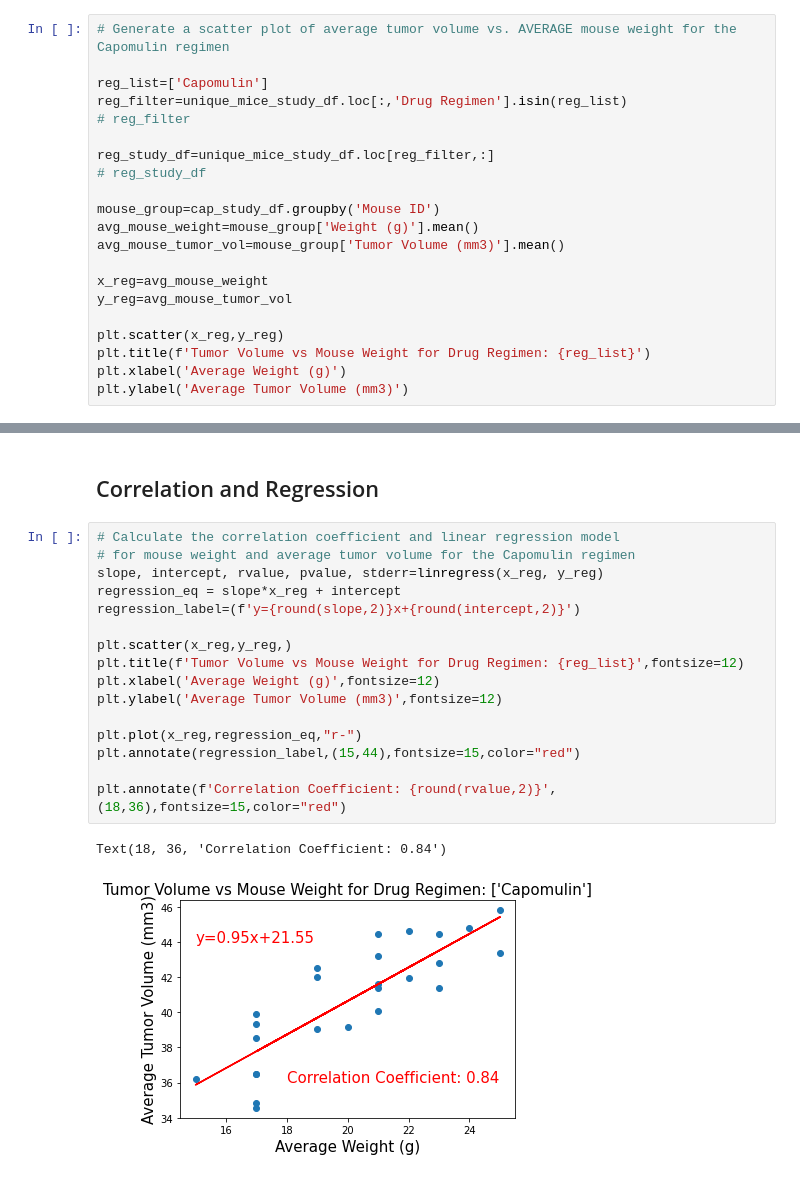
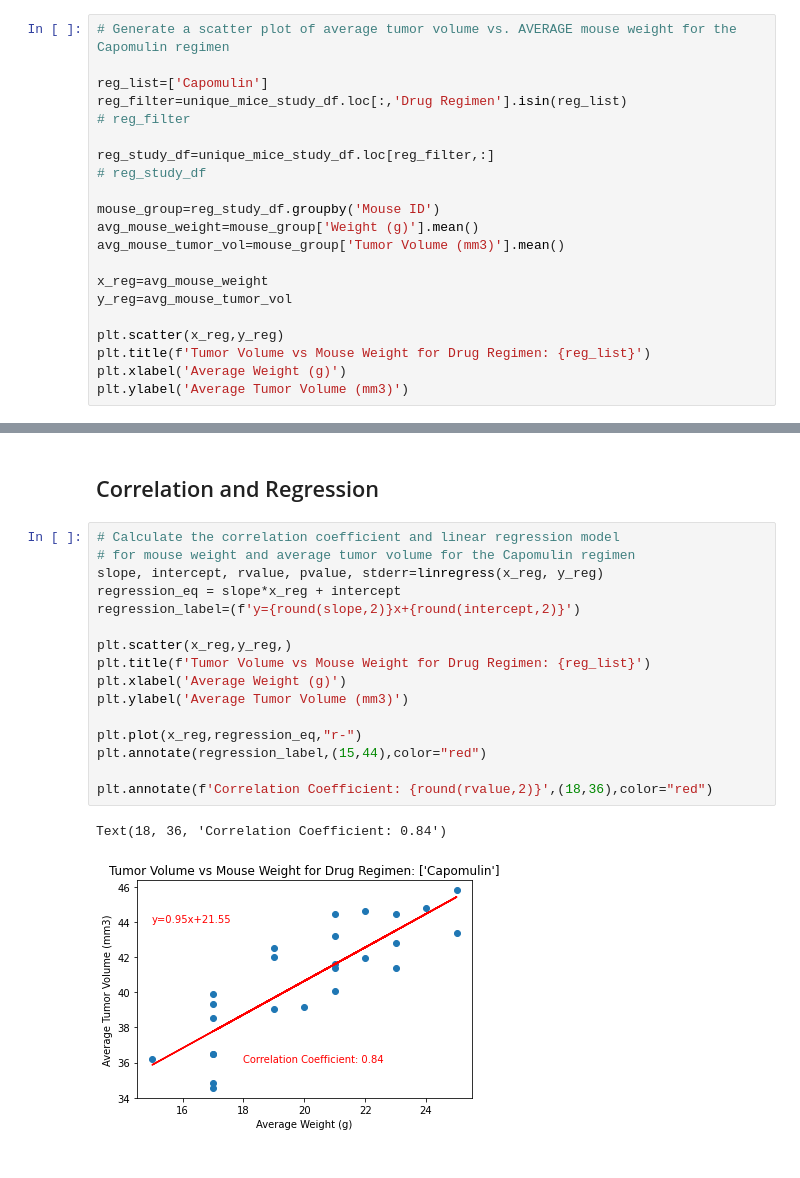
Before and after one commit to d-jimenez/Matplotlib-Challenge, a Jupyter notebook: Pymaceuticals/main.ipynb, the cells around one changed output, grey strips where cells are left out. Cells and saved outputs as stored; diff of their text form.

```diff
--- a/Pymaceuticals/main.ipynb
+++ b/Pymaceuticals/main.ipynb
@@ -387,7 +343,7 @@ reg_filter=unique_mice_study_df.loc[:,'Drug Regimen'].isin(reg_list)
 reg_study_df=unique_mice_study_df.loc[reg_filter,:]
 # reg_study_df
 
-mouse_group=cap_study_df.groupby('Mouse ID')
+mouse_group=reg_study_df.groupby('Mouse ID')
 avg_mouse_weight=mouse_group['Weight (g)'].mean()
 avg_mouse_tumor_vol=mouse_group['Tumor Volume (mm3)'].mean()
 
@@ -406,19 +362,19 @@ Text(0, 0.5, 'Average Tumor Volume (mm3)')
 # %%
 # Calculate the correlation coefficient and linear regression model
 # for mouse weight and average tumor volume for the Capomulin regimen
 slope, intercept, rvalue, pvalue, stderr=linregress(x_reg, y_reg)
 regression_eq = slope*x_reg + intercept
 regression_label=(f'y={round(slope,2)}x+{round(intercept,2)}')
 
 plt.scatter(x_reg,y_reg,)
-plt.title(f'Tumor Volume vs Mouse Weight for Drug Regimen: {reg_list}',fontsize=12)
-plt.xlabel('Average Weight (g)',fontsize=12)
-plt.ylabel('Average Tumor Volume (mm3)',fontsize=12)
+plt.title(f'Tumor Volume vs Mouse Weight for Drug Regimen: {reg_list}')
+plt.xlabel('Average Weight (g)')
+plt.ylabel('Average Tumor Volume (mm3)')
 
 plt.plot(x_reg,regression_eq,"r-")
-plt.annotate(regression_label,(15,44),fontsize=15,color="red")
+plt.annotate(regression_label,(15,44),color="red")
 
-plt.annotate(f'Correlation Coefficient: {round(rvalue,2)}',(18,36),fontsize=15,color="red")
+plt.annotate(f'Correlation Coefficient: {round(rvalue,2)}',(18,36),color="red")
 # %% [output]
 Text(18, 36, 'Correlation Coefficient: 0.84')
-[figure, old version]
+[figure, new version]
```
Also changed, not shown: parts of 6 cells of this notebook.
